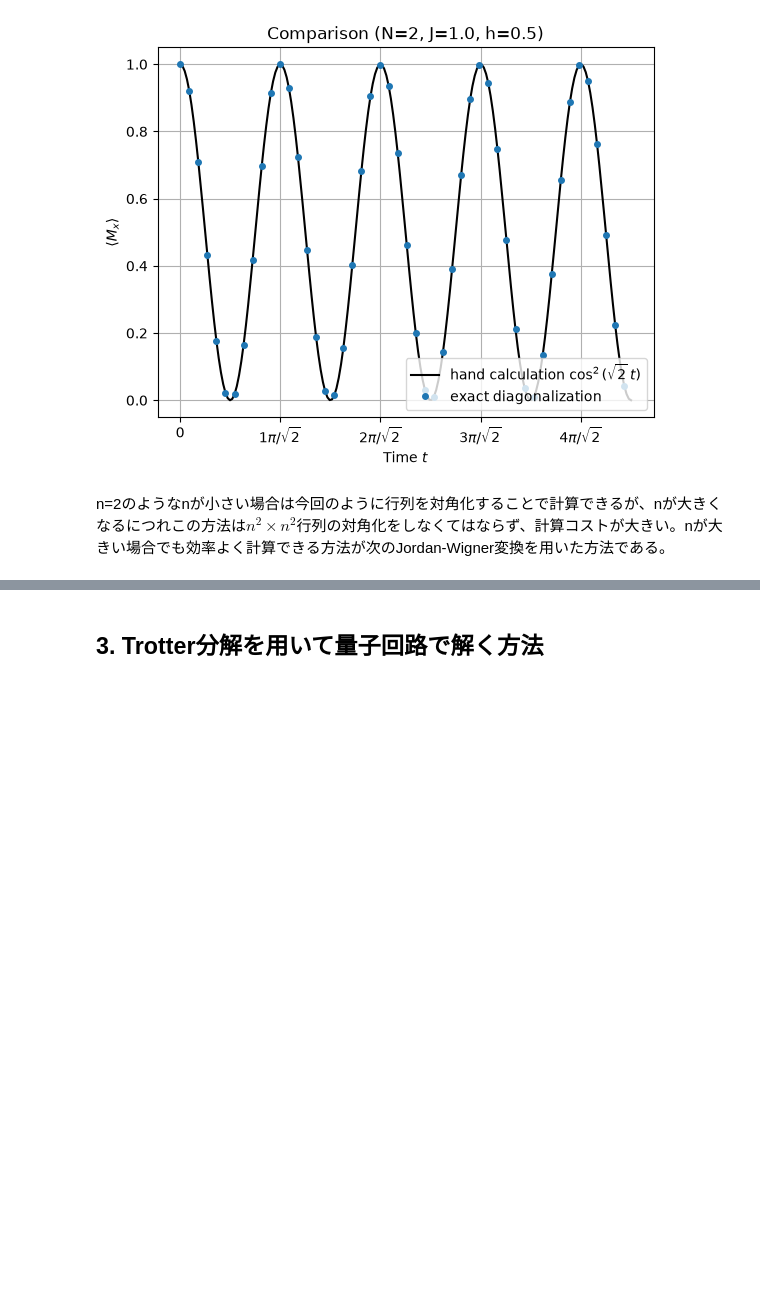
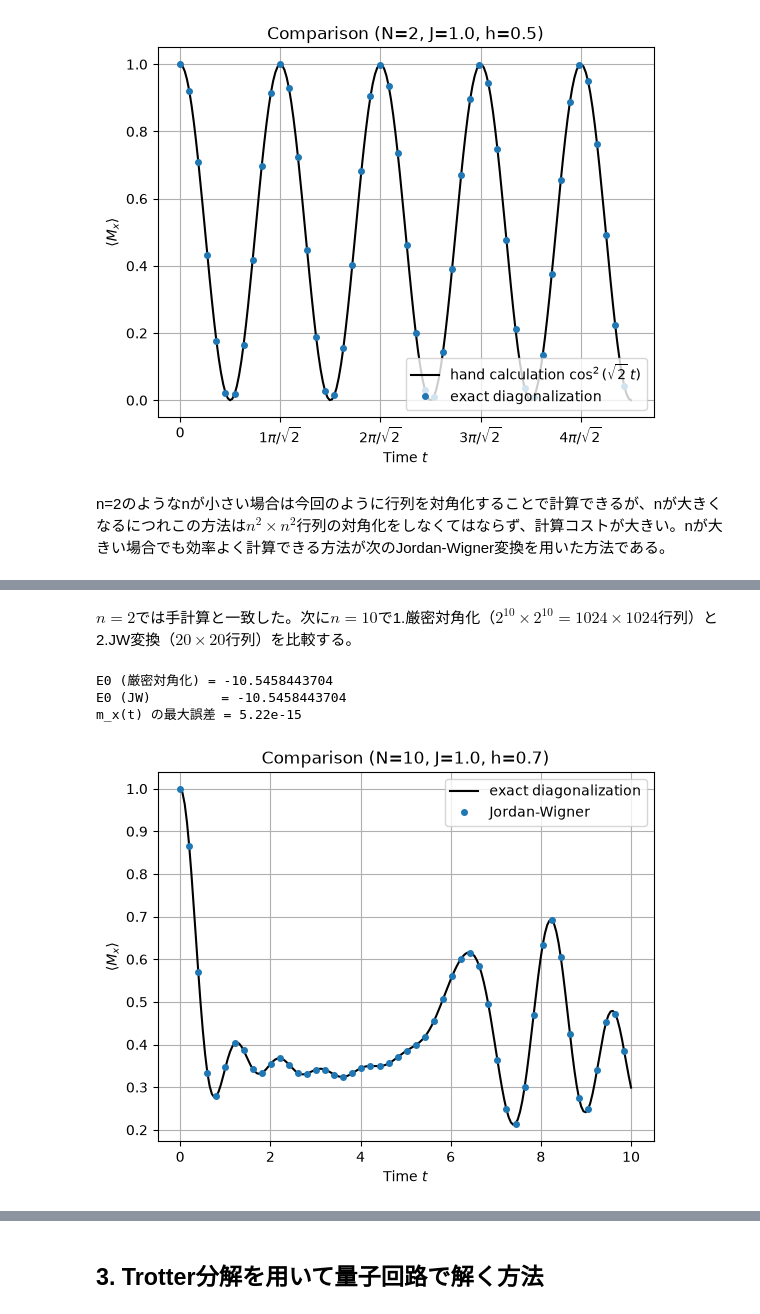
Before and after one commit to yuta627/Quantum_many-body_system, a Jupyter notebook: TFIM/TFIM.ipynb, the cells around one changed output, grey strips where cells are left out. Cells and saved outputs as stored; diff of their text form; code cells hidden in the pictures; blank space fills up the shorter version.

```diff
--- a/TFIM/TFIM.ipynb
+++ b/TFIM/TFIM.ipynb
@@ -395,0 +661,31 @@ $i<j$のとき$c_j$のひもには$X_i$が含まれ、$X_i$は$a_i$と反交換
+# %% [markdown]
+$n=2$では手計算と一致した。次に$n=10$で1.厳密対角化（$2^{10}\times2^{10}=1024\times1024$行列）と2.JW変換（$20\times20$行列）を比較する。
+# %%
+N = 10
+J = 1.0
+h = 0.7
+ts = np.linspace(0, 10, 200)
+
+H = hamiltonian(N, J, h, pbc=False)
+E0_ed = ground_state(H)[0]
+E0_jw = ground_energy_jw(N, J, h)
+print(f"E0 (厳密対角化) = {E0_ed:.10f}")
+print(f"E0 (JW)         = {E0_jw:.10f}")
+
+mx_ed = time_evolve_expectation(H, plus_state(N), magnetization_x(N), ts)
+mx_f = mx_jw(N, J, h, ts)
+print(f"m_x(t) の最大誤差 = {np.max(np.abs(mx_ed - mx_f)):.2e}")
+
+plt.plot(ts, mx_ed, "k-", label="exact diagonalization")
+plt.plot(ts[::4], mx_f[::4], "o", ms=4, label="Jordan-Wigner")
+plt.xlabel("Time $t$")
+plt.ylabel(r"$\langle M_x \rangle$")
+plt.title(f"Comparison (N={N}, J={J}, h={h})")
+plt.legend()
+plt.grid()
+plt.show()
+# %% [output]
+E0 (厳密対角化) = -10.5458443704
+E0 (JW)         = -10.5458443704
+m_x(t) の最大誤差 = 5.22e-15
+[figure, added]
```
Also changed, not shown: parts of 7 cells of this notebook.
